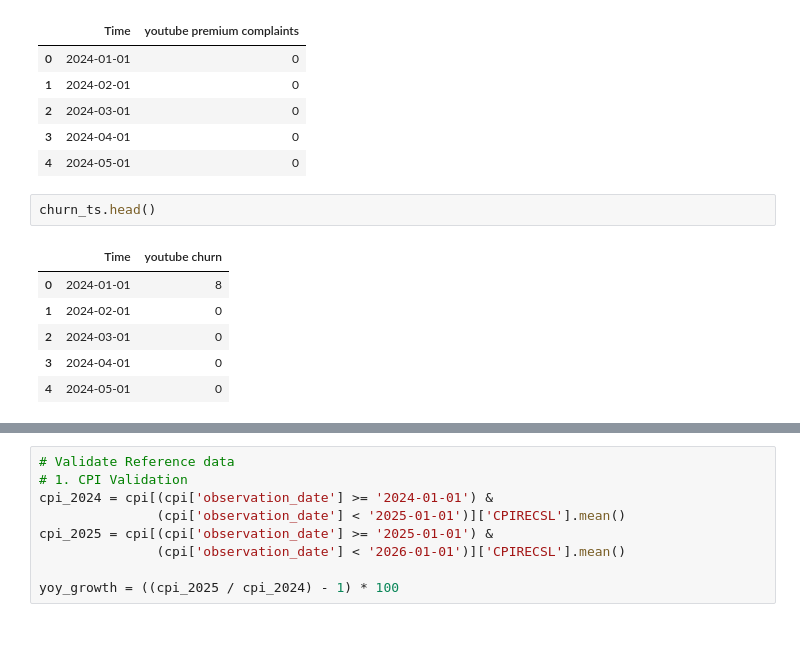
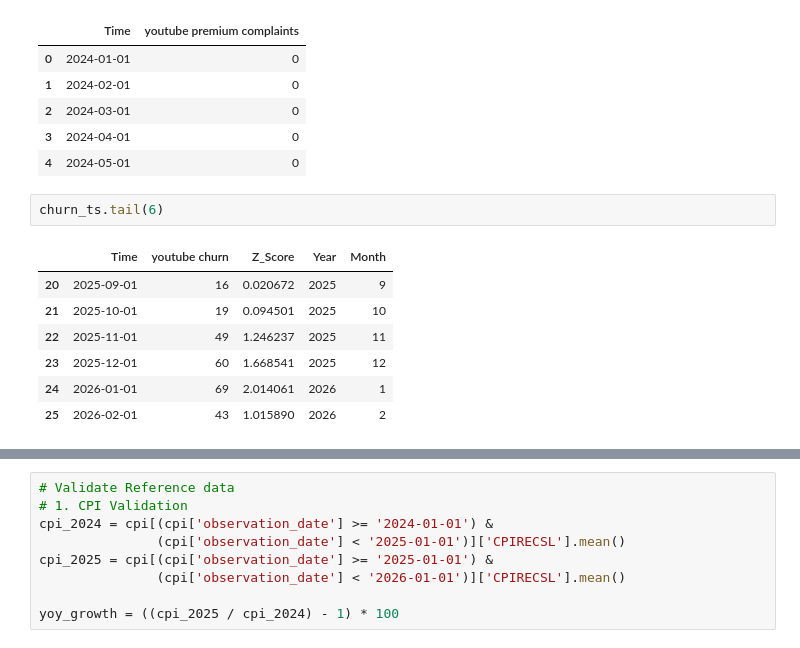
Before and after one commit to coolmich0904/YOUTUBE_CHURN_PRICE_RISK, a Jupyter notebook: notebooks/eda_01_macro_economic.ipynb, the cells around one changed output, grey strips where cells are left out. Cells and saved outputs as stored; diff of their text form.

```diff
--- a/notebooks/eda_01_macro_economic.ipynb
+++ b/notebooks/eda_01_macro_economic.ipynb
@@ -173,11 +220,12 @@ complaints.head()
 | 3 | 2024-04-01 | 0 |
 | 4 | 2024-05-01 | 0 |
 # %%
-churn_ts.head()
+churn_ts.tail(6)
 # %% [output]
-|  | Time | youtube churn |
-| 0 | 2024-01-01 | 8 |
-| 1 | 2024-02-01 | 0 |
-| 2 | 2024-03-01 | 0 |
-| 3 | 2024-04-01 | 0 |
-| 4 | 2024-05-01 | 0 |
+|  | Time | youtube churn | Z_Score | Year | Month |
+| 20 | 2025-09-01 | 16 | 0.020672 | 2025 | 9 |
+| 21 | 2025-10-01 | 19 | 0.094501 | 2025 | 10 |
+| 22 | 2025-11-01 | 49 | 1.246237 | 2025 | 11 |
+| 23 | 2025-12-01 | 60 | 1.668541 | 2025 | 12 |
+| 24 | 2026-01-01 | 69 | 2.014061 | 2026 | 1 |
+| 25 | 2026-02-01 | 43 | 1.015890 | 2026 | 2 |
```
Also changed, not shown: parts of 41 cells of this notebook, 1 other file.
